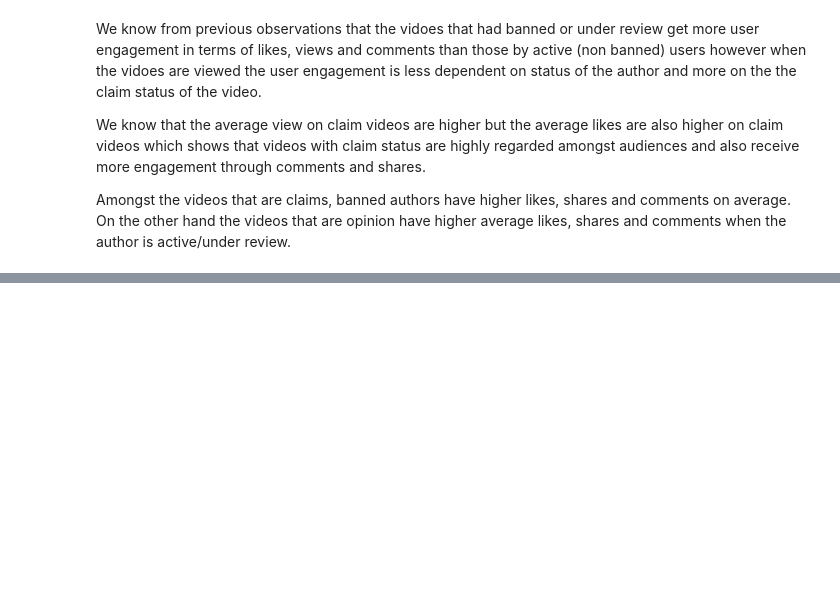
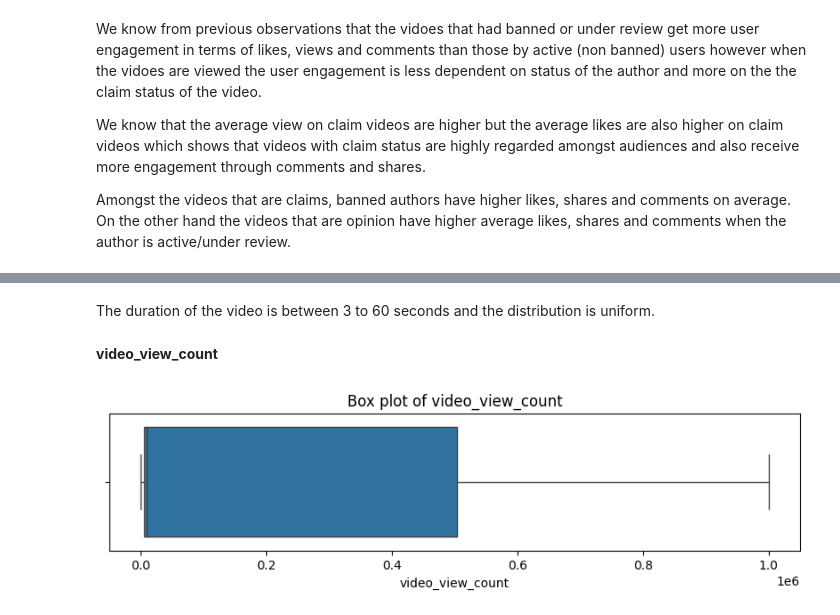
Before and after one commit to RhuthK/PROJECTS, a Jupyter notebook: TikTok Claim Classification Project/Claims_Classification_Project.ipynb, the cells around one changed output, grey strips where cells are left out. Cells and saved outputs as stored; diff of their text form; code cells hidden in the pictures; blank space fills up the shorter version.

```diff
--- a/TikTok Claim Classification Project/Claims_Classification_Project.ipynb
+++ b/TikTok Claim Classification Project/Claims_Classification_Project.ipynb
@@ -209,0 +245,12 @@ Amongst the videos that are claims, banned authors have higher likes, shares and
+# %% [markdown]
+The duration of the video is between 3 to 60 seconds and the distribution is uniform.
+# %% [markdown]
+<p><b>video_view_count</b></p>
+# %%
+# boxplot
+plt.figure(figsize=(10,2))
+plt.title("Box plot of video_view_count")
+sns.boxplot(data=df, x='video_view_count')
+plt.show()
+# %% [output]
+[figure, added]
```
Also changed, not shown: parts of 45 cells of this notebook.
